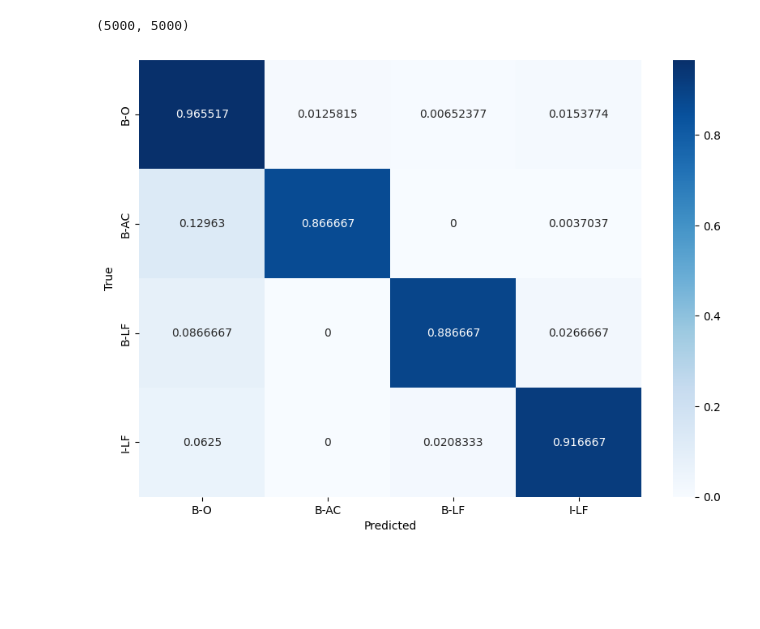
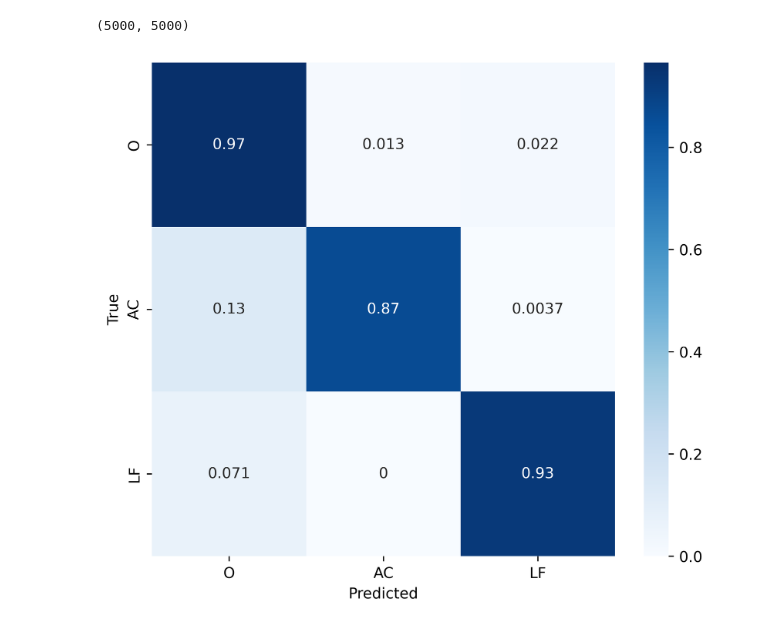
Before and after one commit to antoineedy/NLP-group-courwesork, a Jupyter notebook: test_webapp.ipynb, the cells around one changed output. Saved outputs shown, nothing was run; the diff lists cells and outputs as text; code cells hidden in the pictures; blank space fills up the shorter version.

```diff
--- a/test_webapp.ipynb
+++ b/test_webapp.ipynb
@@ -210,17 +210,25 @@ Processed 140 sentences out of 153
 len(pred), len(true)
 # %% [output]
 (5000, 5000)
+# %%
+# when I-LF, put B-LF
+for i in range(len(pred)):
+    if pred[i] == 'I-LF':
+        pred[i] = 'B-LF'
+    if true[i] == 'I-LF':
+        true[i] = 'B-LF'
 # %%
 # confusion matrix
 from sklearn.metrics import confusion_matrix
 import seaborn as sns
 import matplotlib.pyplot as plt
 
-cm = confusion_matrix(true, pred, labels=['B-O', 'B-AC', 'B-LF', 'I-LF'], normalize='true')
-plt.figure(figsize = (10,7))
-sns.heatmap(cm, annot=True, fmt='g', cmap='Blues', xticklabels=['B-O', 'B-AC', 'B-LF', 'I-LF'], yticklabels=['B-O', 'B-AC', 'B-LF', 'I-LF'])
+cm = confusion_matrix(true, pred, labels=['B-O', 'B-AC', 'B-LF'], normalize='true')
+plt.figure(figsize = (7,6), dpi=600)
+# percentage
+sns.heatmap(cm, annot=True, fmt='.2g', cmap='Blues', xticklabels=['O', 'AC', 'LF'], yticklabels=['O', 'AC', 'LF'])
 plt.xlabel('Predicted')
 plt.ylabel('True')
 plt.show()
 # %% [output]
-[figure, old version]
+[figure, new version]
```
Also changed, not shown: 2 other files.
